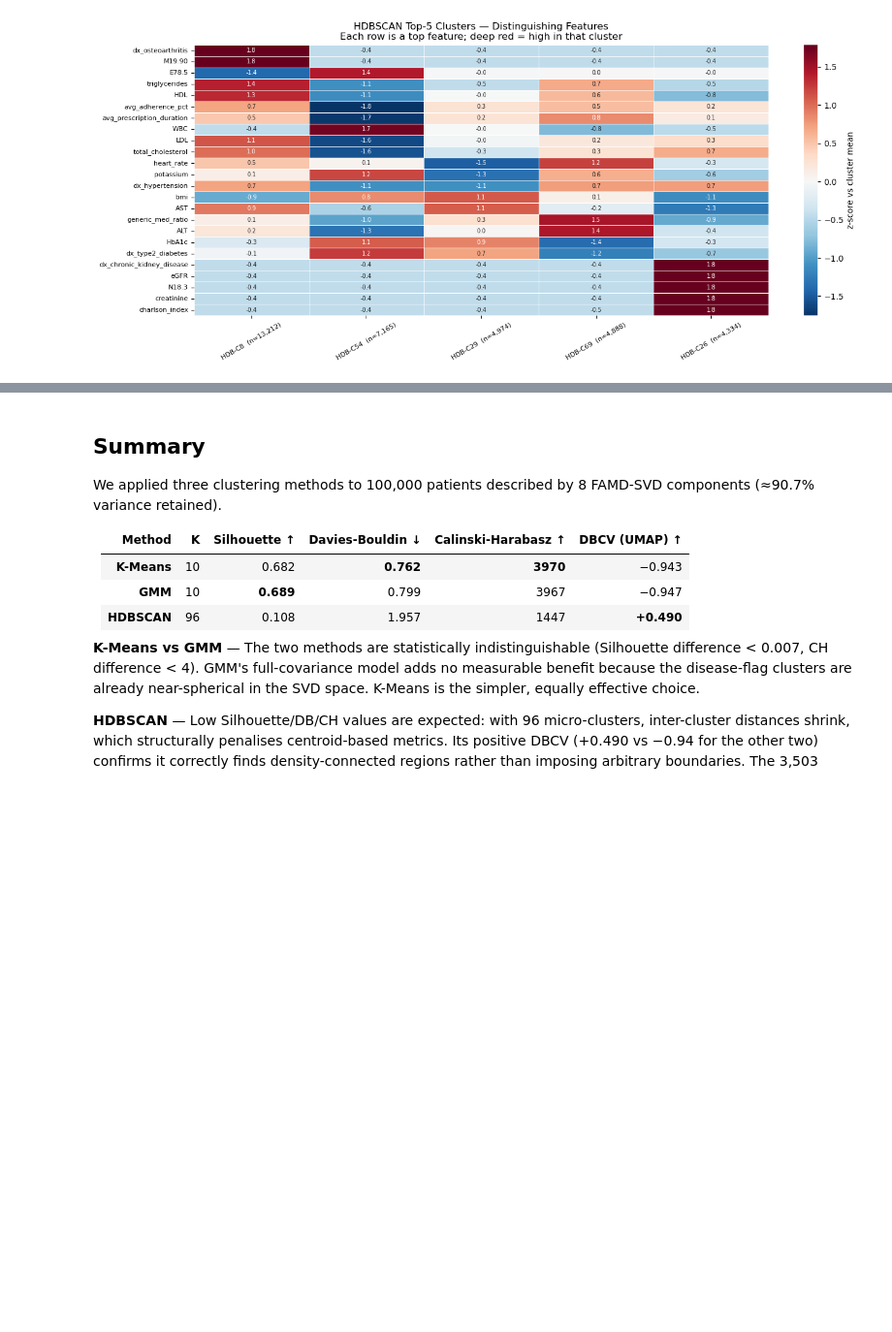
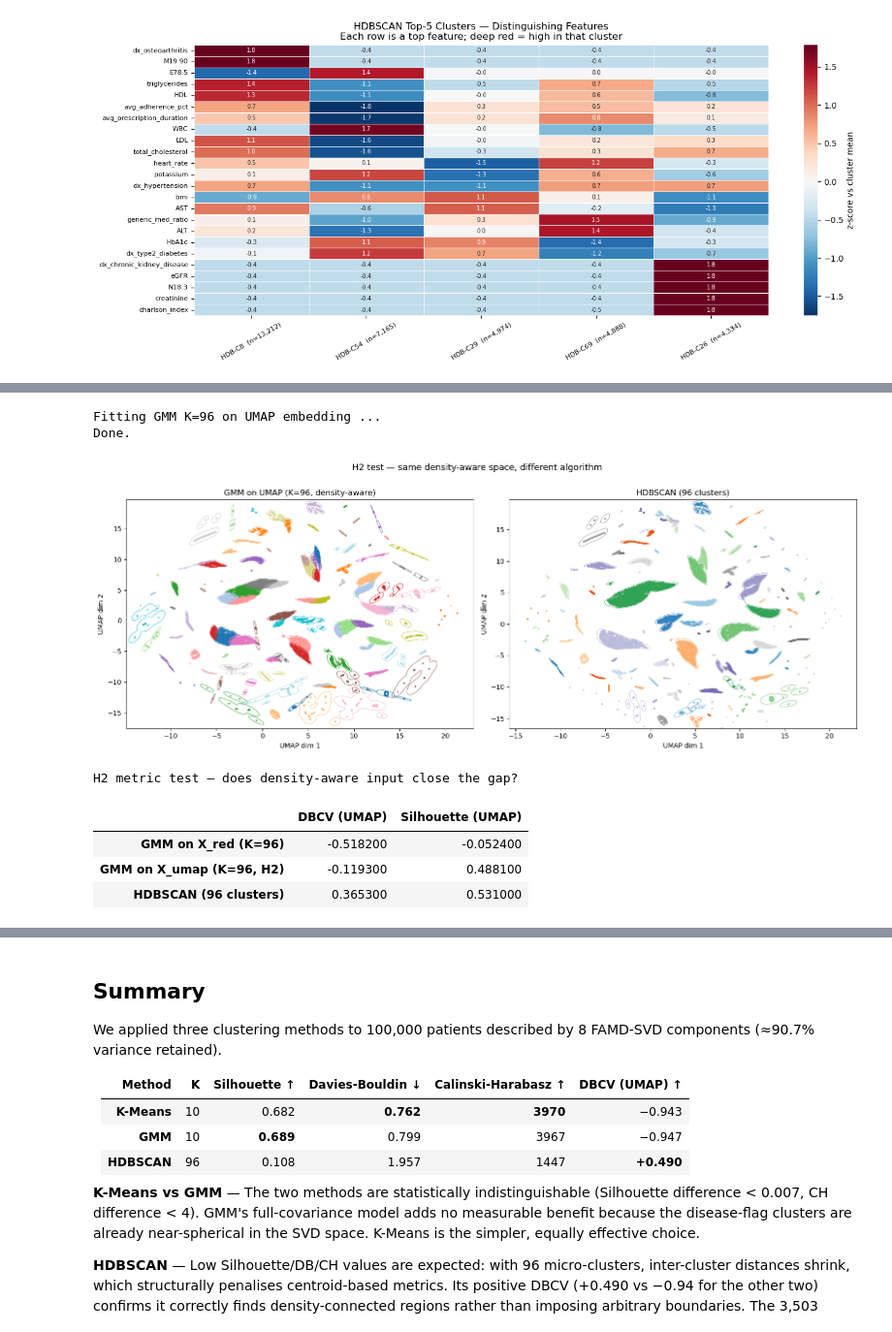
Before and after one commit to leastima/ml_project, a Jupyter notebook: unsupervised/unsupervised_learning.ipynb, the cells around one changed output, grey strips where cells are left out. Shown at 97% size. Saved outputs shown, nothing was run; the diff lists cells and outputs as text; code cells hidden in the pictures; blank space fills up the shorter version.

```diff
--- a/unsupervised/unsupervised_learning.ipynb
+++ b/unsupervised/unsupervised_learning.ipynb
@@ -662,0 +729,79 @@ Done.
+# %%
+# ── H2: GMM fitted in UMAP space (density-aware representation) ──────────────
+from sklearn.mixture import GaussianMixture
+from sklearn.metrics import silhouette_score
+from IPython.display import display
+
+print('Fitting GMM K=96 on UMAP embedding ...')
+gmm_umap_model = GaussianMixture(n_components=K96, covariance_type='full',
+                                  random_state=SEED, max_iter=400, n_init=3)
+gmm_umap_model.fit(X_umap)
+gmm_umap_labels = gmm_umap_model.predict(X_umap)
+print('Done.')
+
+# ── side-by-side: density-aware GMM vs HDBSCAN ────────────────────────────────
+fig, axes = plt.subplots(1, 2, figsize=(16, 6))
+for ax, lbl, title, cm in zip(
+        axes,
+        [gmm_umap_labels, hdb_labels],
+        [f'GMM on UMAP (K={K96}, density-aware)', f'HDBSCAN ({n_clusters} clusters)'],
+        ['tab20', 'tab20c']):
+    pal     = plt.get_cmap(cm)
+    unique  = sorted(set(lbl) - {-1})
+    col_map = {c: pal(i%20) for i,c in enumerate(unique)}
+    if -1 in set(lbl):
+        m = lbl==-1
+        ax.scatter(X_umap[m,0], X_umap[m,1], s=1, alpha=0.1,
+                   color='#cccccc', rasterized=True)
+    for c in unique:
+        m = lbl==c
+        ax.scatter(X_umap[m,0], X_umap[m,1], s=1, alpha=0.2,
+                   color=col_map[c], rasterized=True)
+        if m.sum() > 300:
+            try:
+                sns.kdeplot(x=X_umap[m,0], y=X_umap[m,1], ax=ax,
+                            color=col_map[c], levels=2, linewidths=0.9, alpha=0.75)
+            except Exception:
+                pass
+    ax.set_title(title, fontsize=12)
+    ax.set_xlabel('UMAP dim 1'); ax.set_ylabel('UMAP dim 2')
+plt.suptitle('H2 test — same density-aware space, different algorithm', fontsize=13, y=1.01)
+plt.tight_layout(); plt.show()
+
+# ── metrics ───────────────────────────────────────────────────────────────────
+np.random.seed(1)
+idx10k  = np.random.choice(len(X_umap), size=10_000, replace=False)
+valid_  = np.where(hdb_labels != -1)[0]
+idxhdb2 = np.random.choice(valid_, size=min(10_000, len(valid_)), replace=False)
+
+h2_tbl = pd.DataFrame({
+    f'GMM on X_red  (K={K96})':         {
+        'DBCV (UMAP)':       safe_dbcv(X_umap, gmm96_labels),
+        'Silhouette (UMAP)': silhouette_score(X_umap[idx10k], gmm96_labels[idx10k]),
+    },
+    f'GMM on X_umap  (K={K96}, H2)':    {
+        'DBCV (UMAP)':       safe_dbcv(X_umap, gmm_umap_labels),
+        'Silhouette (UMAP)': silhouette_score(X_umap[idx10k], gmm_umap_labels[idx10k]),
+    },
+    f'HDBSCAN ({n_clusters} clusters)': {
+        'DBCV (UMAP)':       safe_dbcv(X_umap, hdb_labels),
+        'Silhouette (UMAP)': silhouette_score(X_umap[idxhdb2], hdb_labels[idxhdb2]),
+    },
+}).T.round(4)
+
+display(h2_tbl.style
+    .set_caption('H2 metric test — does density-aware input close the gap?')
+    .highlight_max(axis=0, props='background-color:#d4edda')
+    .set_table_styles([
+        {'selector':'th','props':[('text-align','center'),('font-size','11px')]},
+        {'selector':'td','props':[('text-align','center'),('font-size','11px')]},
+    ]))
+# %% [output]
+Fitting GMM K=96 on UMAP embedding ...
+Done.
+[figure, added]
+H2 metric test — does density-aware input close the gap?
+|  | DBCV (UMAP) | Silhouette (UMAP) |
+| GMM on X_red (K=96) | -0.518200 | -0.052400 |
+| GMM on X_umap (K=96, H2) | -0.119300 | 0.488100 |
+| HDBSCAN (96 clusters) | 0.365300 | 0.531000 |
```
Also changed, not shown: parts of 10 cells of this notebook.
